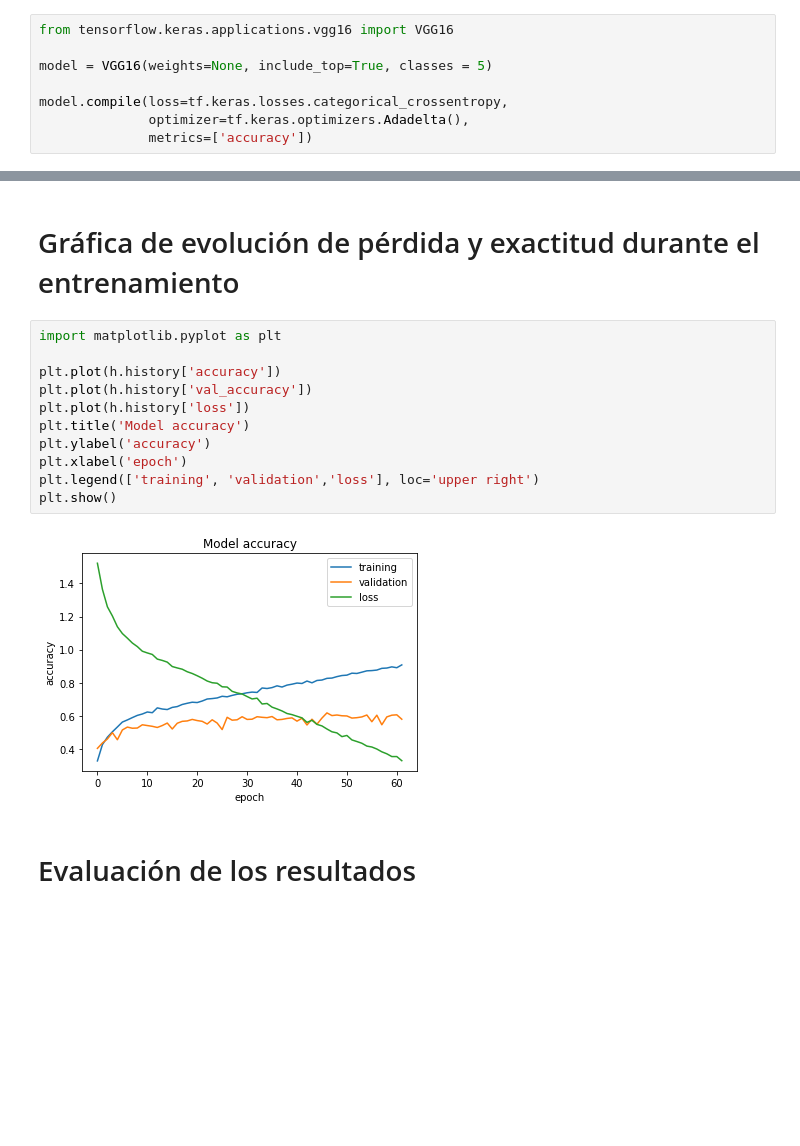
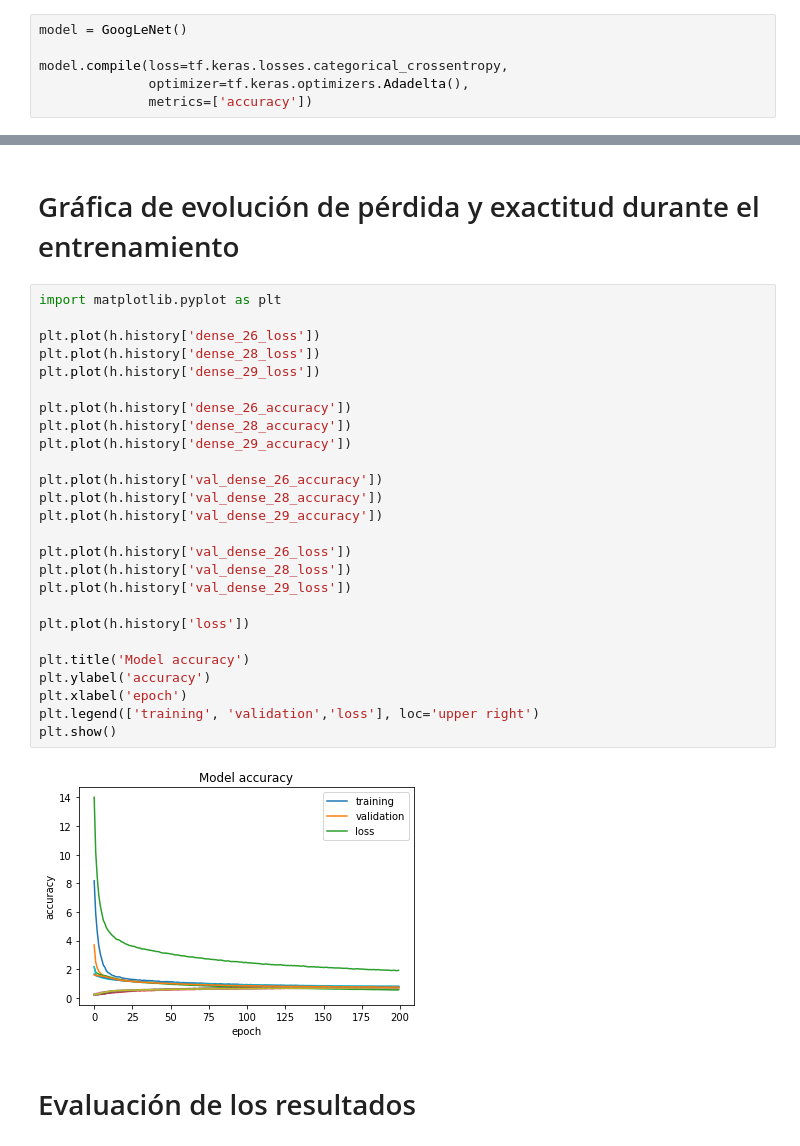
Before and after one commit to Isac-AS/FSI_Practica_Redes_Neuronales_Flores, a Jupyter notebook: fsi-practica-redesneuronales.ipynb, the cells around one changed output, grey strips where cells are left out. Cells and saved outputs as stored; diff of their text form; blank space fills up the shorter version.

```diff
--- a/fsi-practica-redesneuronales.ipynb
+++ b/fsi-practica-redesneuronales.ipynb
@@ -64,7 +178,5 @@ from tensorflow.keras.layers import Conv2D, MaxPooling2D, Dropout, Dense, Rescal
 # %%
-from tensorflow.keras.applications.vgg16 import VGG16
-
-model = VGG16(weights=None, include_top=True, classes = 5)
+model = GoogLeNet()
 
 model.compile(loss=tf.keras.losses.categorical_crossentropy,
               optimizer=tf.keras.optimizers.Adadelta(),
@@ -117,16 +229,31 @@ Epoch 00062: early stopping
 # %%
 import matplotlib.pyplot as plt
 
-plt.plot(h.history['accuracy'])
-plt.plot(h.history['val_accuracy'])
+plt.plot(h.history['dense_26_loss'])
+plt.plot(h.history['dense_28_loss'])
+plt.plot(h.history['dense_29_loss'])
+
+plt.plot(h.history['dense_26_accuracy'])
+plt.plot(h.history['dense_28_accuracy'])
+plt.plot(h.history['dense_29_accuracy'])
+
+plt.plot(h.history['val_dense_26_accuracy'])
+plt.plot(h.history['val_dense_28_accuracy'])
+plt.plot(h.history['val_dense_29_accuracy'])
+
+plt.plot(h.history['val_dense_26_loss'])
+plt.plot(h.history['val_dense_28_loss'])
+plt.plot(h.history['val_dense_29_loss'])
+
 plt.plot(h.history['loss'])
+
 plt.title('Model accuracy')
 plt.ylabel('accuracy')
 plt.xlabel('epoch')
 plt.legend(['training', 'validation','loss'], loc='upper right')
 plt.show()
 # %% [output]
-[figure, old version]
+[figure, new version]
 # %% [markdown]
 # Evaluación de los resultados
 # %%
```
Also changed, not shown: parts of 8 cells of this notebook.
